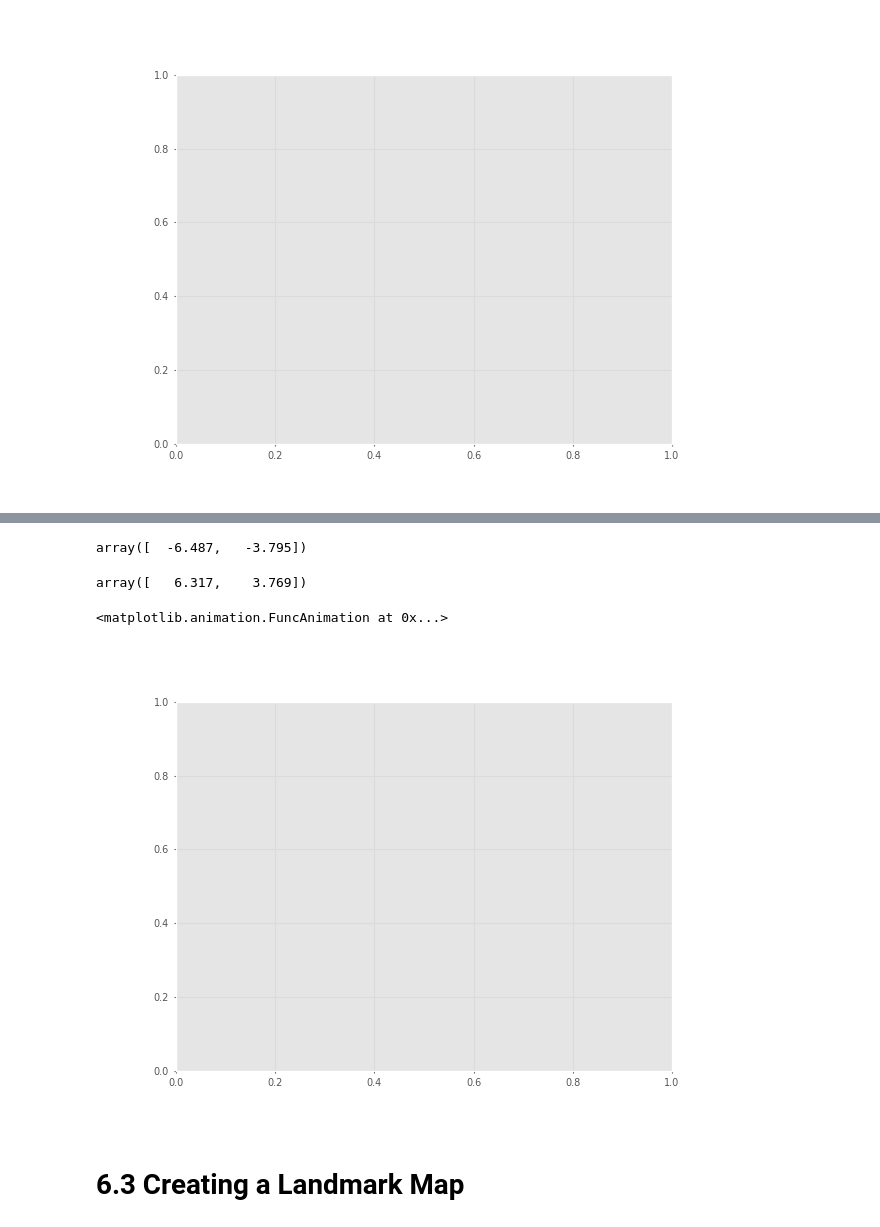
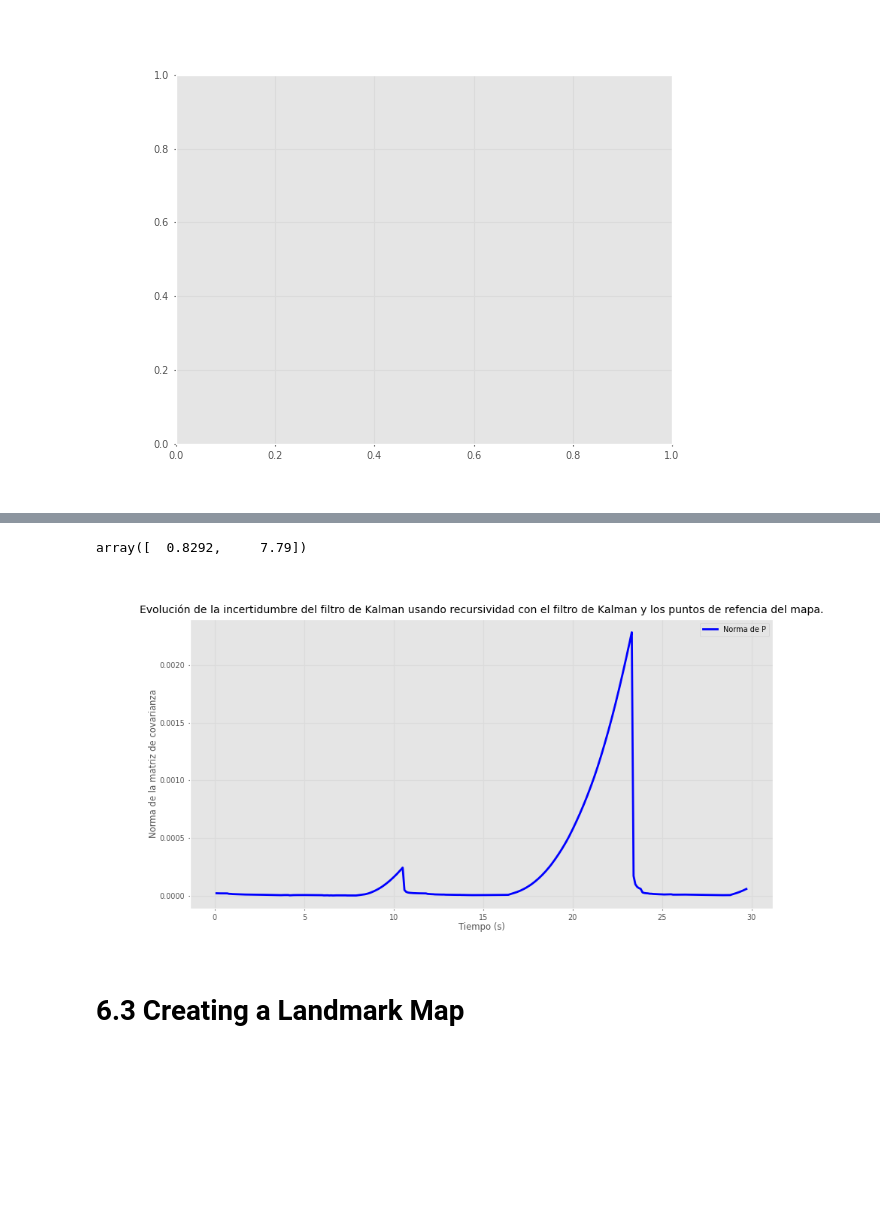
Before and after one commit to Macreat/robotic, a Jupyter notebook: roboticDevelopEnv/work/C6/chap6.ipynb, the cells around one changed output, grey strips where cells are left out. Drawn from its saved outputs; the diff is of its cells as text; code cells hidden in the pictures; blank space fills up the shorter version.

```diff
--- a/roboticDevelopEnv/work/C6/chap6.ipynb
+++ b/roboticDevelopEnv/work/C6/chap6.ipynb
@@ -170,32 +219,26 @@ landmark 19 at [   2.148   0.6537]
 # %%
-map[15] ## see the reference position
+map[17] ## see the reference position
 # %% [output]
-array([  -6.487,   -3.795])
+array([  0.8292,     7.79])
-# %%
-map[10]
-# %% [output]
-array([   6.317,    3.769])
-# %%
-map = LandmarkMap(40, workspace=10); # upgrade the numbers of landmarks
-V = np.diag([0.02, np.deg2rad(0.5)]) ** 2
-robot = Bicycle(covar=V, animation="car");
-robot.control = RandomPath(workspace=map, seed=0)
-W = np.diag([0.1, np.deg2rad(1)]) ** 2
-sensor = RangeBearingSensor(robot=robot, map=map, covar=W,
-           angle=[-pi/2, pi/2], range=4, seed=0)
-P0 = np.diag([0.05, 0.05, np.deg2rad(0.5)]) ** 2;
-ekf = EKF(robot=(robot, V), P0=P0, map=map, sensor=(sensor, W));
-# %%
-# ekf.run(T=20)
-#html = ekf.run_animation(T=20)
-ekf.run_animation(T=30)
-# %% [output]
-<matplotlib.animation.FuncAnimation at 0x...>
-[figure, removed]
 # %%
 map.plot()
 robot.plot_xy();
 ekf.plot_xy();
 ekf.plot_ellipse()
+# %%
+plt.figure(figsize=(10, 5))
+
+t = ekf.get_t()
+pn = ekf.get_Pnorm()
+
+plt.plot(t, pn, 'b-', linewidth=2, label='Norma de P')
+plt.xlabel('Tiempo (s)')
+plt.ylabel('Norma de la matriz de covarianza')
+plt.title('Evolución de la incertidumbre del filtro de Kalman usando recursividad con el filtro de Kalman y los puntos de refencia del mapa.')
+plt.grid(True)
+plt.legend()
+plt.show()
+# %% [output]
+[figure, added]
 # %% [markdown]
 # 6.3 Creating a Landmark Map
```
Also changed, not shown: parts of 62 cells of this notebook, 3 other files.
